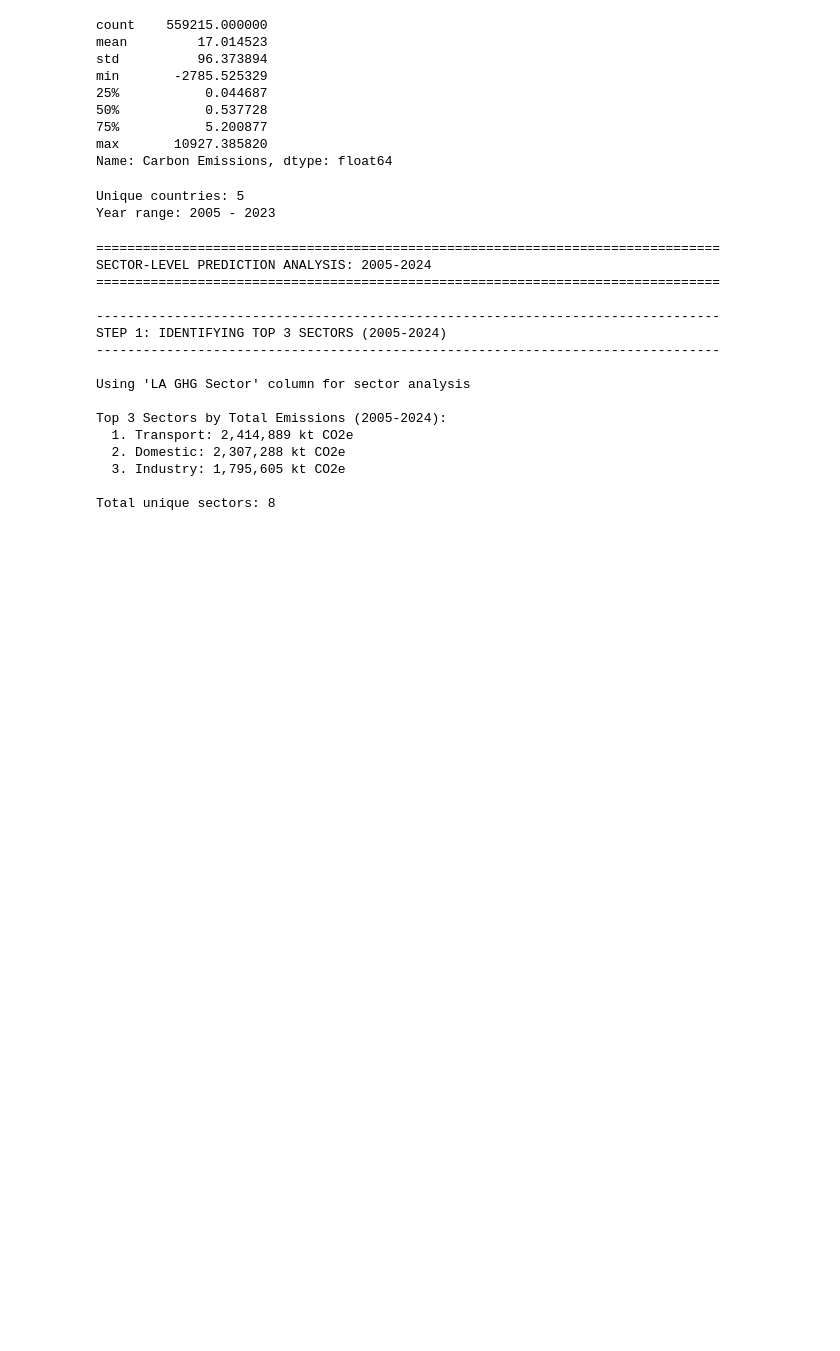
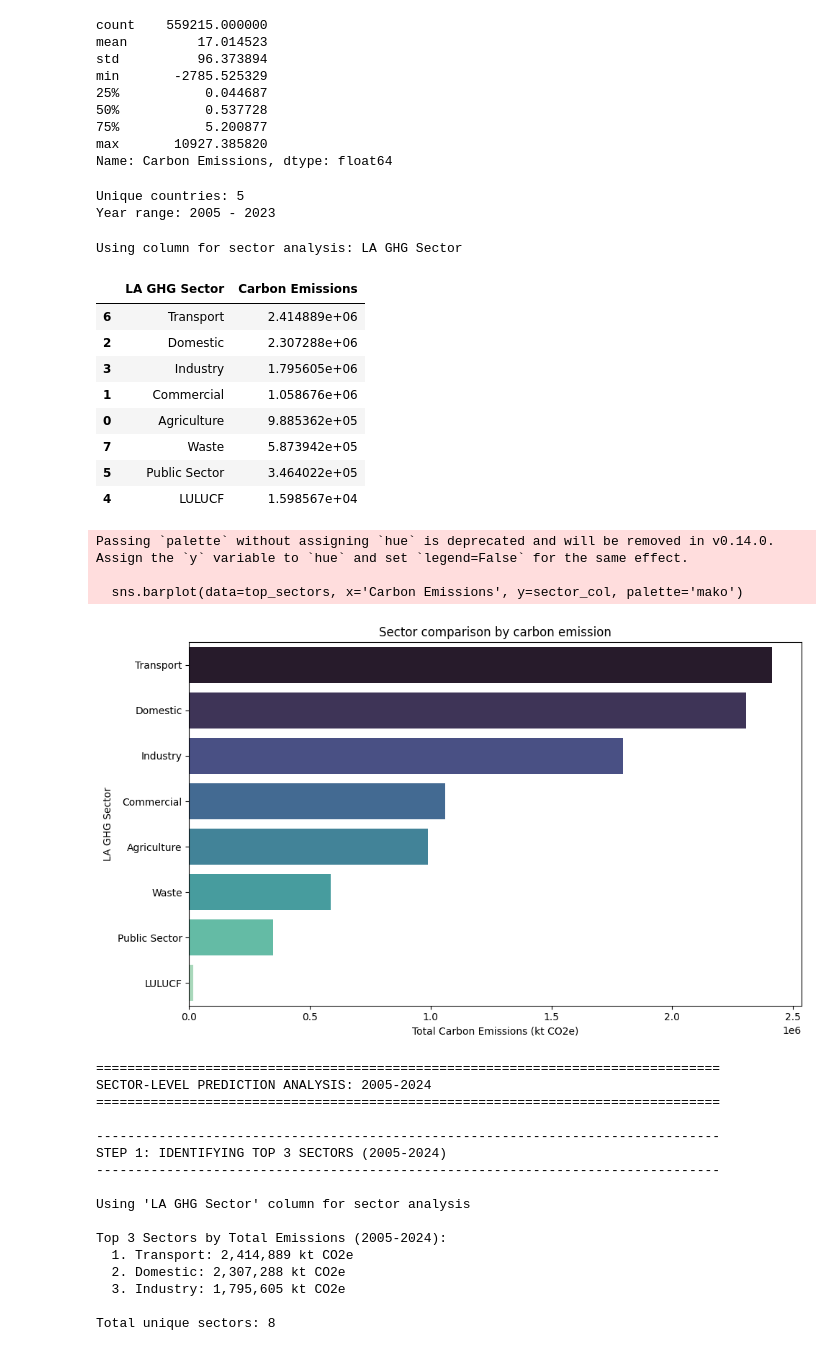
Before and after one commit to edwardleen95/Data-Science-FPR, a Jupyter notebook: EDA on Carbon Emissions Final Extended.ipynb, the cells around one changed output. Cells and saved outputs as stored; diff of their text form; code cells hidden in the pictures; blank space fills up the shorter version.

```diff
--- a/EDA on Carbon Emissions Final Extended.ipynb
+++ b/EDA on Carbon Emissions Final Extended.ipynb
@@ -87,6 +87,60 @@ max       10927.385820
 Name: Carbon Emissions, dtype: float64
 Unique countries: 5
 Year range: 2005 - 2023
+# %%
+# Sector-level analysis: detect sector column, aggregate and plot
+candidates = ['Sector', 'Activity', 'Sector Name', 'Category', 'Source', 'Emission Source', 'Activity Name', 'NACE', 'Subsector', 'Fuel', 'Product']
+present = [c for c in candidates if c in df_ce_long.columns]
+if present:
+    sector_col = present[0]
+else:
+    # heuristic search by keywords
+    possible = [c for c in df_ce_long.columns if ('sector' in c.lower()) or ('activity' in c.lower()) or ('source' in c.lower()) or ('category' in c.lower())]
+    if possible:
+        sector_col = possible[0]
+    else:
+        # fallback: columns with relatively few unique values (likely categories)
+        exclude = {'Country Name','Country','Country Code','Year','Carbon Emissions','Indicator Name','Indicator Code'}
+        candidates2 = [c for c in df_ce_long.columns if c not in exclude and df_ce_long[c].nunique() < 200]
+        sector_col = candidates2[0] if candidates2 else None
+
+if sector_col is None:
+    print('No sector-like column detected. Columns available:')
+    print(list(df_ce_long.columns))
+else:
+    print('Using column for sector analysis:', sector_col)
+    # Ensure text type and numeric emissions
+    df_ce_long[sector_col] = df_ce_long[sector_col].astype(str)
+    df_ce_long['Carbon Emissions'] = pd.to_numeric(df_ce_long['Carbon Emissions'], errors='coerce')
+    df_sectors = df_ce_long.groupby(sector_col, as_index=False)['Carbon Emissions'].sum().sort_values('Carbon Emissions', ascending=False)
+    display(df_sectors.head(20))
+
+    # Top 10 sectors
+    top_sectors = df_sectors.head(10).copy()
+
+    # Seaborn horizontal bar chart
+    plt.figure(figsize=(10,6))
+    sns.barplot(data=top_sectors, x='Carbon Emissions', y=sector_col, palette='mako')
+    plt.title('Sector comparison by carbon emission')
+    plt.xlabel('Total Carbon Emissions (kt CO2e)')
+    plt.ylabel(sector_col)
+    plt.tight_layout()
+    plt.show()
+# %% [output]
+Using column for sector analysis: LA GHG Sector
+|  | LA GHG Sector | Carbon Emissions |
+| 6 | Transport | 2.414889e+06 |
+| 2 | Domestic | 2.307288e+06 |
+| 3 | Industry | 1.795605e+06 |
+| 1 | Commercial | 1.058676e+06 |
+| 0 | Agriculture | 9.885362e+05 |
+| 7 | Waste | 5.873942e+05 |
+| 5 | Public Sector | 3.464022e+05 |
+| 4 | LULUCF | 1.598567e+04 |
+Passing `palette` without assigning `hue` is deprecated and will be removed in v0.14.0. Assign the `y` variable to `hue` and set `legend=False` for the same effect.
+
+  sns.barplot(data=top_sectors, x='Carbon Emissions', y=sector_col, palette='mako')
+[figure, added]
 # %%
 # ============================================================================
 # SECTOR-LEVEL PREDICTION ANALYSIS (2005-2024)
```
Also changed, not shown: parts of 17 cells of this notebook, 7 other files.
